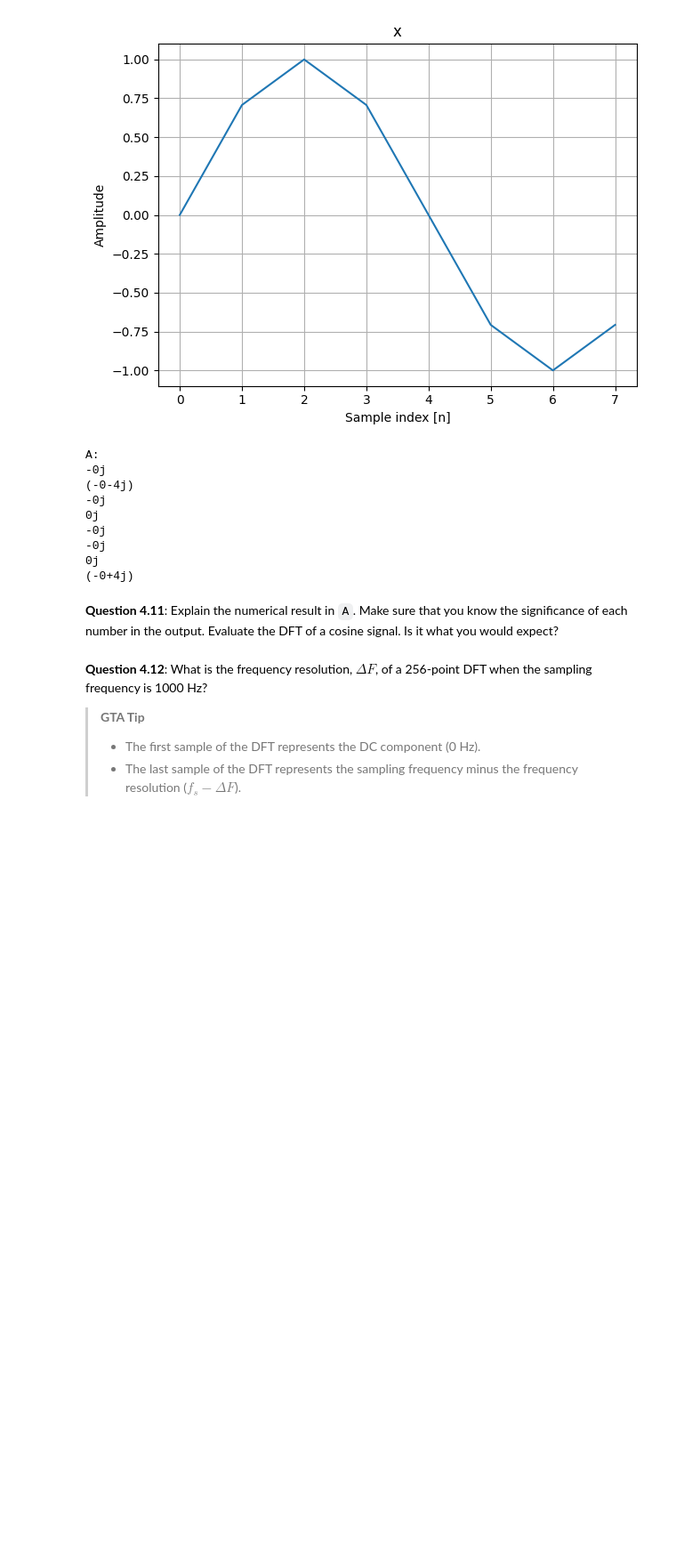
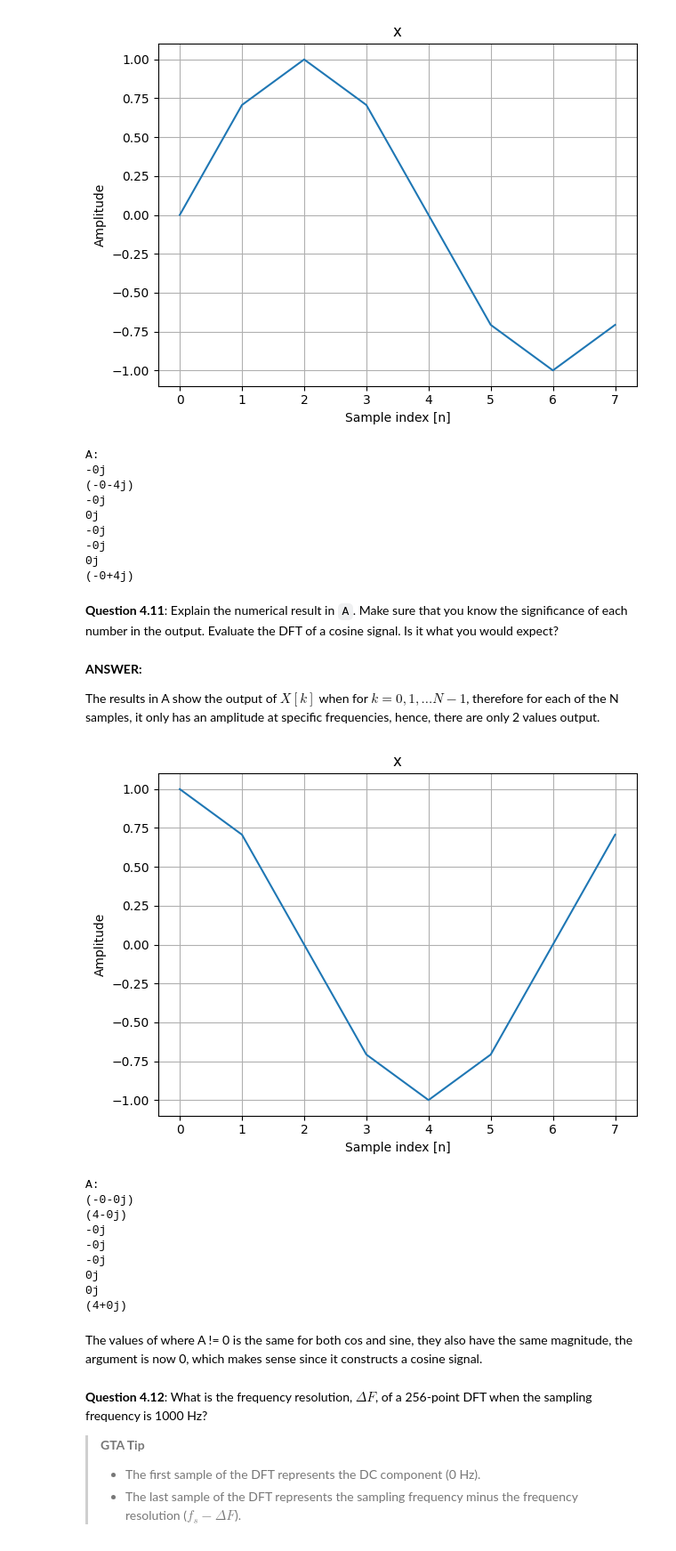
Before and after one commit to jaym-01/Signals-and-Systems-Labs, a Jupyter notebook: EX4 - Fourier.ipynb, the cells around one changed output. Shown at 89% size. Cells and saved outputs as stored; diff of their text form; code cells hidden in the pictures; blank space fills up the shorter version.

```diff
--- a/EX4 - Fourier.ipynb
+++ b/EX4 - Fourier.ipynb
@@ -218,6 +218,33 @@ A:
 (-0+4j)
 # %% [markdown]
 **Question 4.11**: Explain the numerical result in `A`. Make sure that you know the significance of each number in the output. Evaluate the DFT of a cosine signal. Is it what you would expect?
+# %% [markdown]
+**ANSWER:**
+
+The results in A show the output of $X[k]$ when for $k = 0, 1, ...N-1$, therefore for each of the N samples, it only has an amplitude at specific frequencies, hence, there are only 2 values output.
+# %%
+x_cos = cosgen_1(1000, 8000, 8)
+A = fft(x_cos)
+
+plt = plot_signal(x_cos, title='x', xlabel='Sample index [n]', ylabel='Amplitude')
+plt.show()
+
+print('A: ')
+for i in A:
+    print(np.round(i, 1), end = '\n')
+# %% [output]
+[figure, added]
+A:
+(-0-0j)
+(4-0j)
+-0j
+-0j
+-0j
+0j
+0j
+(4+0j)
+# %% [markdown]
+The values of where A != 0 is the same for both cos and sine, they also have the same magnitude, the argument is now 0, which makes sense since it constructs a cosine signal.
 # %% [markdown]
 **Question 4.12**: What is the frequency resolution, $\Delta F$, of a 256-point DFT when the sampling frequency is 1000 Hz?
 
```
Also changed, not shown: parts of 26 cells of this notebook, 6 other files.
